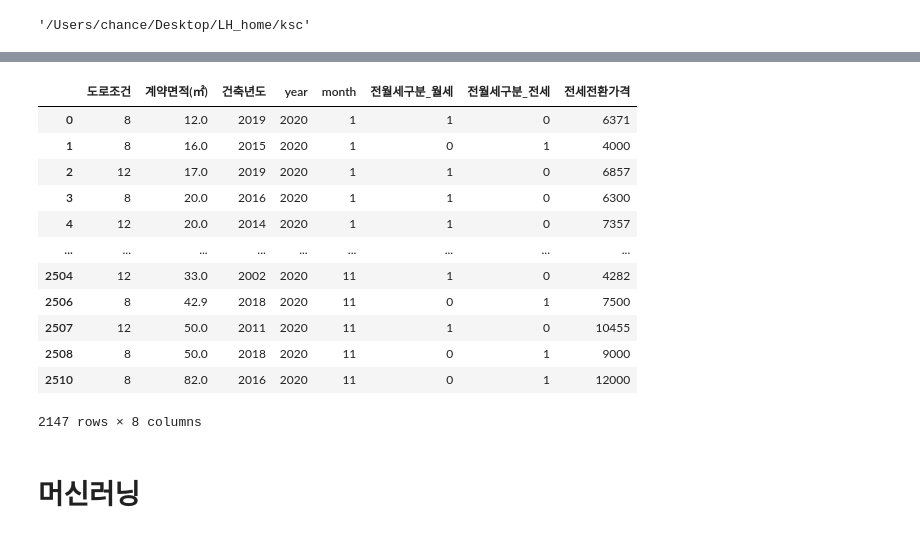
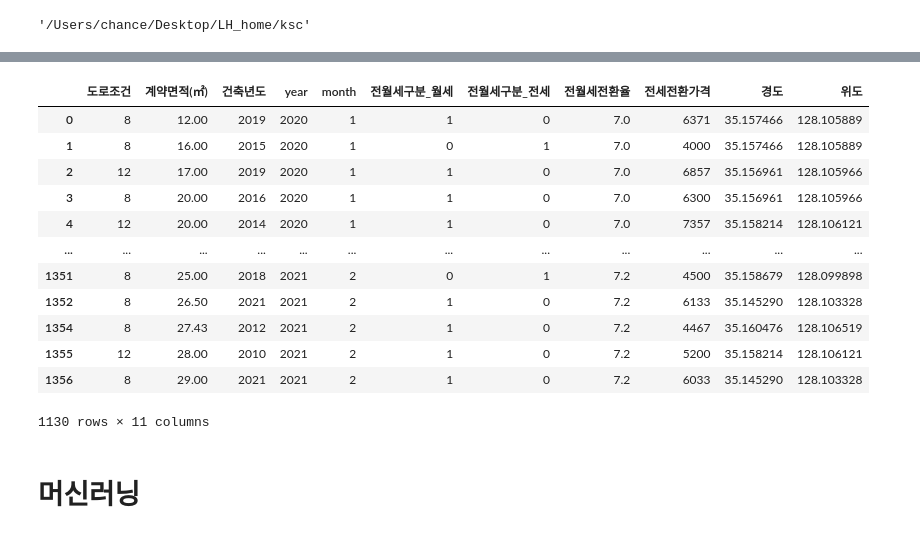
Before and after one commit to ChanceMKR/LH_home, a Jupyter notebook: ksc/lh_home.ipynb, the cells around one changed output, grey strips where cells are left out. Drawn from its saved outputs; the diff is of its cells as text; code cells hidden in the pictures.

```diff
--- a/ksc/lh_home.ipynb
+++ b/ksc/lh_home.ipynb
@@ -48,6 +48,9 @@ gajwa["month"] = month
 built_day = [pd.to_datetime(d, format="%Y").year for d in gajwa["건축년도"]]
 gajwa["건축년도"] = built_day
 
+# 위치 column만들기
+gajwa["location"] = gajwa.시군구 + " " + gajwa.도로명
+
 
 #원핫인코딩으로 전월세 구분하기
 gajwa = pd.get_dummies(gajwa, columns = ["전월세구분"])
@@ -78,6 +81,14 @@ value=[round(gajwa["월세(만원)"][i] * 12 / (gajwa["전월세전환율"][i]/1
 gajwa["전세전환가격"] = value
 #gajwa["도로별 전세값평균"] = gajwa.groupby("도로명").전세전환가격.transform("mean")
 
+
+# 도로명 결측치 제거
+indexNames = []
+for i in range(len(gajwa["도로명"])):
+    if "번길" not in gajwa["도로명"][i]:
+        indexNames.append(i)
+
+gajwa.drop(indexNames, inplace=True)
 gajwa
 # %% [output]
 |  | 시군구 | 번지 | 도로조건 | 계약면적(㎡) | 계약년월 | 계약일 | 보증금(만원) | 월세(만원) | 건축년도 | 도로명 | year | ... |
@@ -98,22 +109,3 @@ gajwa
 # gajwa = gajwa[gajwa.전월세구분 == "월세"]
 # gajwa = pd.DataFrame.drop(gajwa, columns=["전월세구분"], axis=1)
 # gajwa
-# %%
-# 도로명 결측치 제거
-
-indexNames = []
-for i in range(len(gajwa["도로명"])):
-    if "번길" not in gajwa["도로명"][i]:
-        indexNames.append(i)
-
-gajwa.drop(indexNames, inplace=True)
-
-
-
-indexNames2 = []
-for i in range(len(gajwa["시군구"])):
-    if "호탄동" in gajwa["시군구"][i]:
-        indexNames2.append(i)
-
-gajwa.drop(indexNames2, inplace=True)
-gajwa
@@ -121,0 +114,8 @@ KeyError: 15
+# %%
+# 위경도를 이용한 거리구하기
+
+geocoding = pd.read_csv("./geocoding.csv")
+gajwa["경도"] = geocoding.X
+gajwa["위도"] = geocoding.Y
+gajwa = gajwa.dropna(axis=0)
+gajwa
@@ -122,21 +155,21 @@ KeyError: 15
 # %%
-gajwa_data = pd.DataFrame.drop(gajwa, columns=["시군구","계약년월", "번지", "도로명", "계약일", "보증금(만원)", "월세(만원)", "전월세전환율"], axis=1)
+gajwa_data = pd.DataFrame.drop(gajwa, columns=["시군구","계약년월", "번지", "도로명", "계약일", "보증금(만원)", "월세(만원)", "location"], axis=1)
 
 gajwa_data
 # %% [output]
-|  | 도로조건 | 계약면적(㎡) | 건축년도 | year | month | 전월세구분_월세 | 전월세구분_전세 | 전세전환가격 |
-| 0 | 8 | 12.0 | 2019 | 2020 | 1 | 1 | 0 | 6371 |
-| 1 | 8 | 16.0 | 2015 | 2020 | 1 | 0 | 1 | 4000 |
-| 2 | 12 | 17.0 | 2019 | 2020 | 1 | 1 | 0 | 6857 |
-| 3 | 8 | 20.0 | 2016 | 2020 | 1 | 1 | 0 | 6300 |
-| 4 | 12 | 20.0 | 2014 | 2020 | 1 | 1 | 0 | 7357 |
-| ... | ... | ... | ... | ... | ... | ... | ... | ... |
-| 2504 | 12 | 33.0 | 2002 | 2020 | 11 | 1 | 0 | 4282 |
-| 2506 | 8 | 42.9 | 2018 | 2020 | 11 | 0 | 1 | 7500 |
-| 2507 | 12 | 50.0 | 2011 | 2020 | 11 | 1 | 0 | 10455 |
-| 2508 | 8 | 50.0 | 2018 | 2020 | 11 | 0 | 1 | 9000 |
-| 2510 | 8 | 82.0 | 2016 | 2020 | 11 | 0 | 1 | 12000 |
+|  | 도로조건 | 계약면적(㎡) | 건축년도 | year | month | 전월세구분_월세 | 전월세구분_전세 | 전월세전환율 | 전세전환가격 | 경도 | 위도 |
+| 0 | 8 | 12.00 | 2019 | 2020 | 1 | 1 | 0 | 7.0 | 6371 | 35.157466 | 128.105889 |
+| 1 | 8 | 16.00 | 2015 | 2020 | 1 | 0 | 1 | 7.0 | 4000 | 35.157466 | 128.105889 |
+| 2 | 12 | 17.00 | 2019 | 2020 | 1 | 1 | 0 | 7.0 | 6857 | 35.156961 | 128.105966 |
+| 3 | 8 | 20.00 | 2016 | 2020 | 1 | 1 | 0 | 7.0 | 6300 | 35.156961 | 128.105966 |
+| 4 | 12 | 20.00 | 2014 | 2020 | 1 | 1 | 0 | 7.0 | 7357 | 35.158214 | 128.106121 |
+| ... | ... | ... | ... | ... | ... | ... | ... | ... | ... | ... | ... |
+| 1351 | 8 | 25.00 | 2018 | 2021 | 2 | 0 | 1 | 7.2 | 4500 | 35.158679 | 128.099898 |
+| 1352 | 8 | 26.50 | 2021 | 2021 | 2 | 1 | 0 | 7.2 | 6133 | 35.145290 | 128.103328 |
+| 1354 | 8 | 27.43 | 2012 | 2021 | 2 | 1 | 0 | 7.2 | 4467 | 35.160476 | 128.106519 |
+| 1355 | 12 | 28.00 | 2010 | 2021 | 2 | 1 | 0 | 7.2 | 5200 | 35.158214 | 128.106121 |
+| 1356 | 8 | 29.00 | 2021 | 2021 | 2 | 1 | 0 | 7.2 | 6033 | 35.145290 | 128.103328 |
-2147 rows × 8 columns
+1130 rows × 11 columns
 # %% [markdown]
 # 머신러닝
 # %%
```
Also changed, not shown: parts of 27 cells of this notebook, 10 other files.
